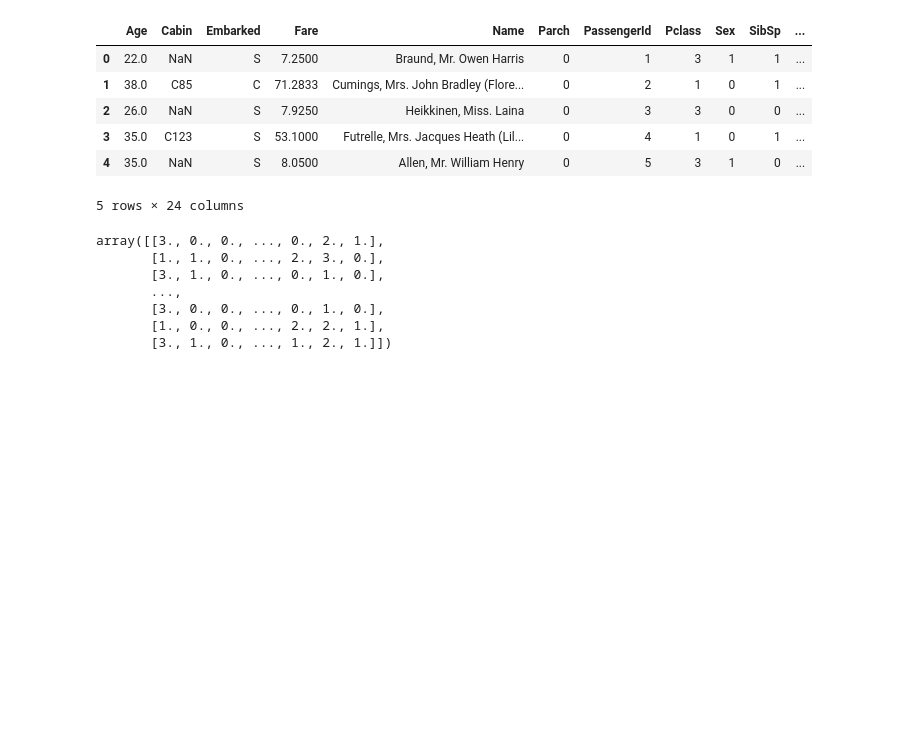
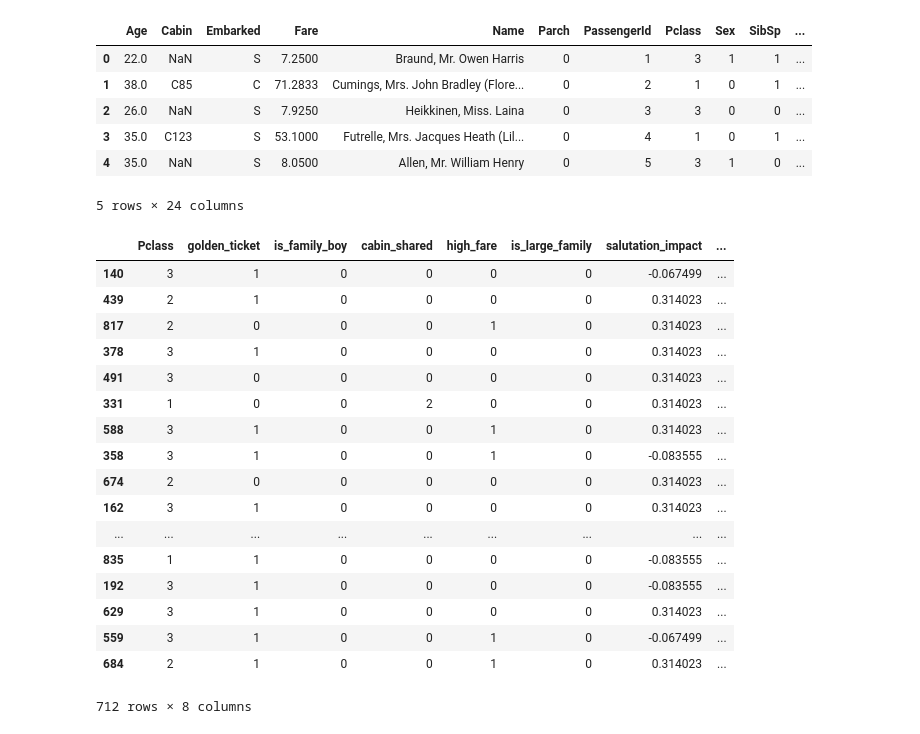
Before and after one commit to masatoomori/kaggle-titanic, a Jupyter notebook: titanic/kaggle_titanic.ipynb, the cells around one changed output. Saved outputs shown, nothing was run; the diff lists cells and outputs as text; code cells hidden in the pictures; blank space fills up the shorter version.

```diff
--- a/titanic/kaggle_titanic.ipynb
+++ b/titanic/kaggle_titanic.ipynb
@@ -92,8 +56,8 @@ Saving test.csv to test.csv
 # %%
 # Load the data
-df_train = pd.read_csv('train.csv', header=0)
-df_test = pd.read_csv('test.csv', header=0)
-df_both = df_train.append(df_test)
+df_data = pd.read_csv('train.csv', header=0)
+df_submission = pd.read_csv('test.csv', header=0)
+df_both = df_data.append(df_submission)
 # %%
 print(df_both.columns)
 print(df_both.describe())
@@ -250,10 +227,30 @@ train_y = df_train['Survived']
-# %%
-train_X
-# %% [output]
-array([[3., 0., 0., ..., 0., 2., 1.],
-       [1., 1., 0., ..., 2., 3., 0.],
-       [3., 1., 0., ..., 0., 1., 0.],
-       ...,
-       [3., 0., 0., ..., 0., 1., 0.],
-       [1., 0., 0., ..., 2., 2., 1.],
-       [3., 1., 0., ..., 1., 2., 1.]])
+# %%
+df_data = df_both[df_both['Survived'].notnull()].copy()
+df_submission = df_both[df_both['Survived'].isnull()].copy()
+
+X = df_data[feature_columns_to_use]
+y = df_data['Survived']
+
+from sklearn.model_selection import train_test_split
+(X_train, X_test, y_train, y_test) = train_test_split(X, y, test_size=0.2, random_state=0)
+# %%
+X_train
+# %% [output]
+|  | Pclass | golden_ticket | is_family_boy | cabin_shared | high_fare | is_large_family | salutation_impact | ... |
+| 140 | 3 | 1 | 0 | 0 | 0 | 0 | -0.067499 | ... |
+| 439 | 2 | 1 | 0 | 0 | 0 | 0 | 0.314023 | ... |
+| 817 | 2 | 0 | 0 | 0 | 1 | 0 | 0.314023 | ... |
+| 378 | 3 | 1 | 0 | 0 | 0 | 0 | 0.314023 | ... |
+| 491 | 3 | 0 | 0 | 0 | 0 | 0 | 0.314023 | ... |
+| 331 | 1 | 0 | 0 | 2 | 0 | 0 | 0.314023 | ... |
+| 588 | 3 | 1 | 0 | 0 | 1 | 0 | 0.314023 | ... |
+| 358 | 3 | 1 | 0 | 0 | 1 | 0 | -0.083555 | ... |
+| 674 | 2 | 0 | 0 | 0 | 0 | 0 | 0.314023 | ... |
+| 162 | 3 | 1 | 0 | 0 | 0 | 0 | 0.314023 | ... |
+| ... | ... | ... | ... | ... | ... | ... | ... | ... |
+| 835 | 1 | 1 | 0 | 0 | 0 | 0 | -0.083555 | ... |
+| 192 | 3 | 1 | 0 | 0 | 0 | 0 | -0.083555 | ... |
+| 629 | 3 | 1 | 0 | 0 | 0 | 0 | 0.314023 | ... |
+| 559 | 3 | 1 | 0 | 0 | 1 | 0 | -0.067499 | ... |
+| 684 | 2 | 1 | 0 | 0 | 1 | 0 | 0.314023 | ... |
+712 rows × 8 columns
```
Also changed, not shown: parts of 22 cells of this notebook.
